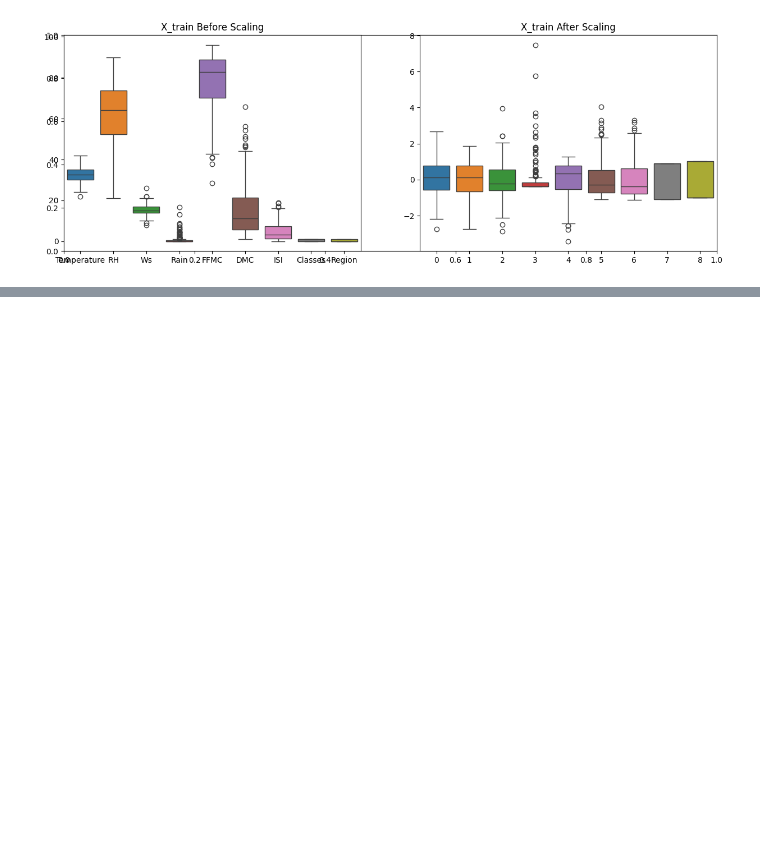
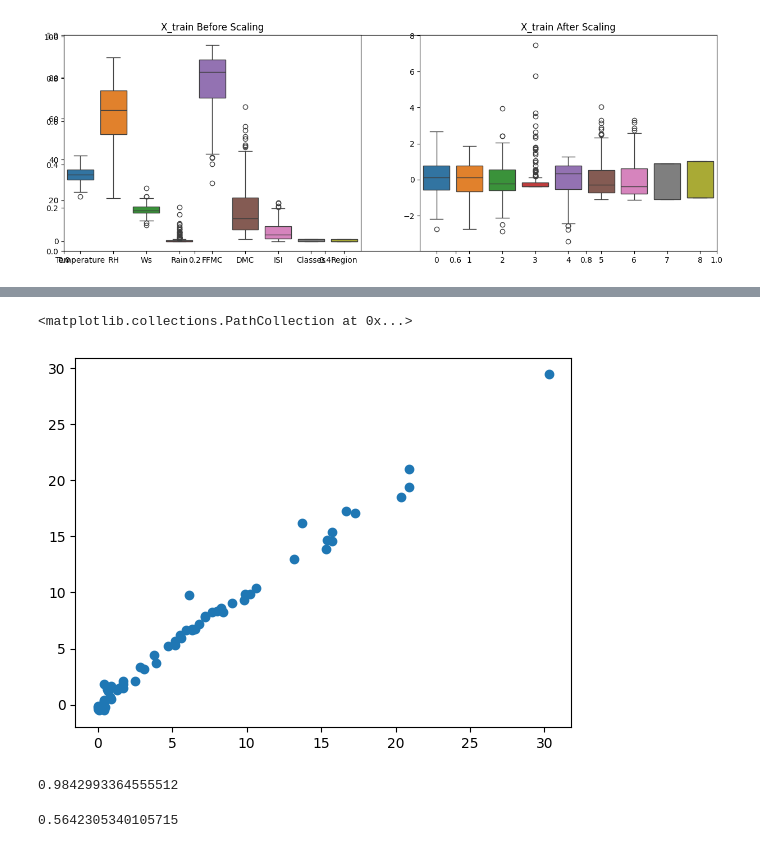
Before and after one commit to biswaisop/Algeria-forest-fires, a Jupyter notebook: model-train.ipynb, the cells around one changed output, grey strips where cells are left out. Drawn from its saved outputs; the diff is of its cells as text; code cells hidden in the pictures; blank space fills up the shorter version.

```diff
--- a/model-train.ipynb
+++ b/model-train.ipynb
@@ -125,0 +170,22 @@ Text(0.5, 1.0, 'X_train After Scaling')
+# %%
+# Ridge regression
+
+from sklearn.linear_model import Ridge
+from sklearn.metrics import mean_absolute_error, r2_score
+ridgereg = Ridge()
+ridgereg.fit(X_train_standard, y_train)
+y_pred = ridgereg.predict(X_test_standard)
+mae = mean_absolute_error(y_test, y_pred)
+score = r2_score(y_test, y_pred)
+plt.scatter(y_test, y_pred)
+# %% [output]
+<matplotlib.collections.PathCollection at 0x...>
+[figure, added]
+# %%
+score
+# %% [output]
+0.9842993364555512
+# %%
+mae
+# %% [output]
+0.5642305340105715
```
Also changed, not shown: parts of 9 cells of this notebook.
